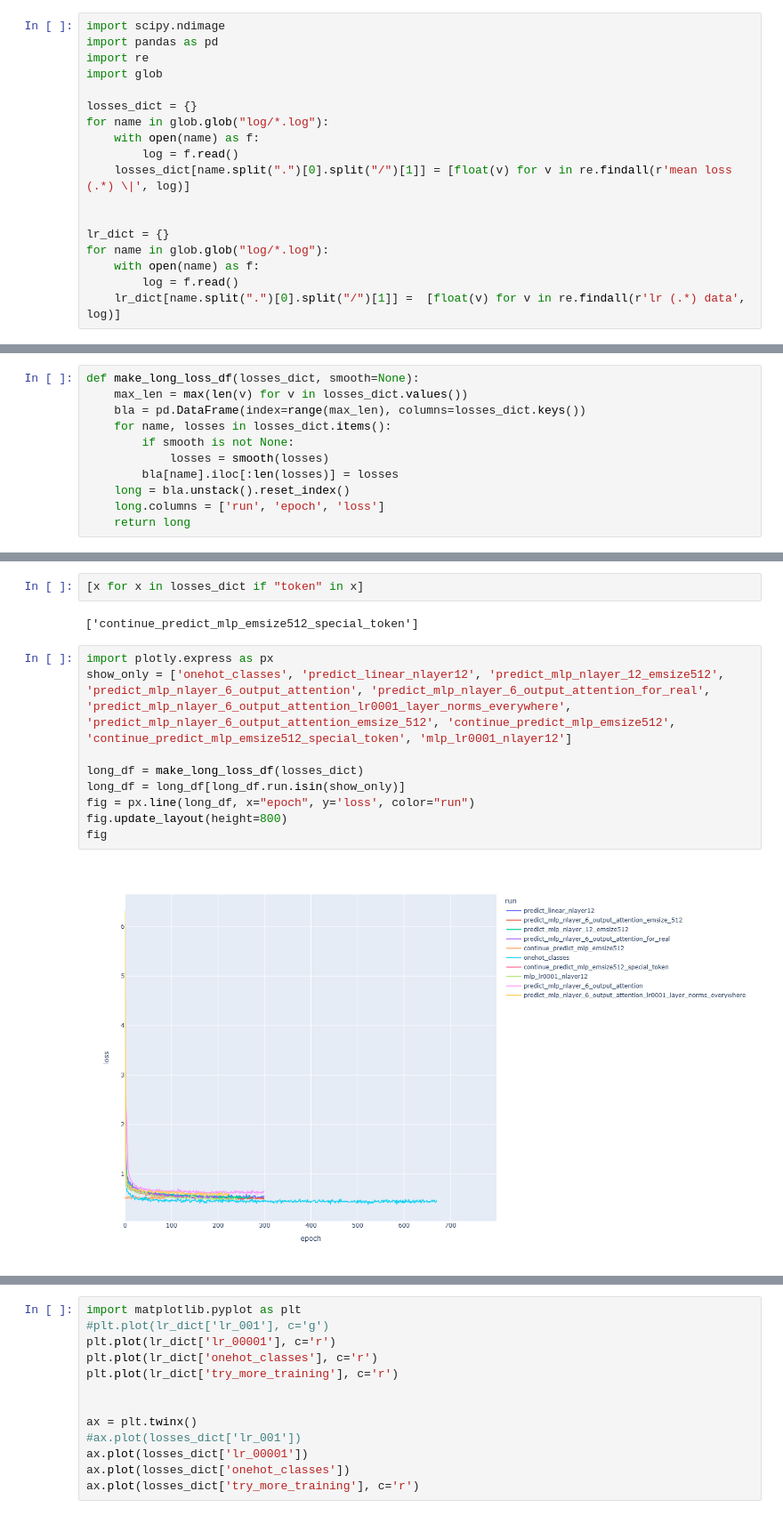
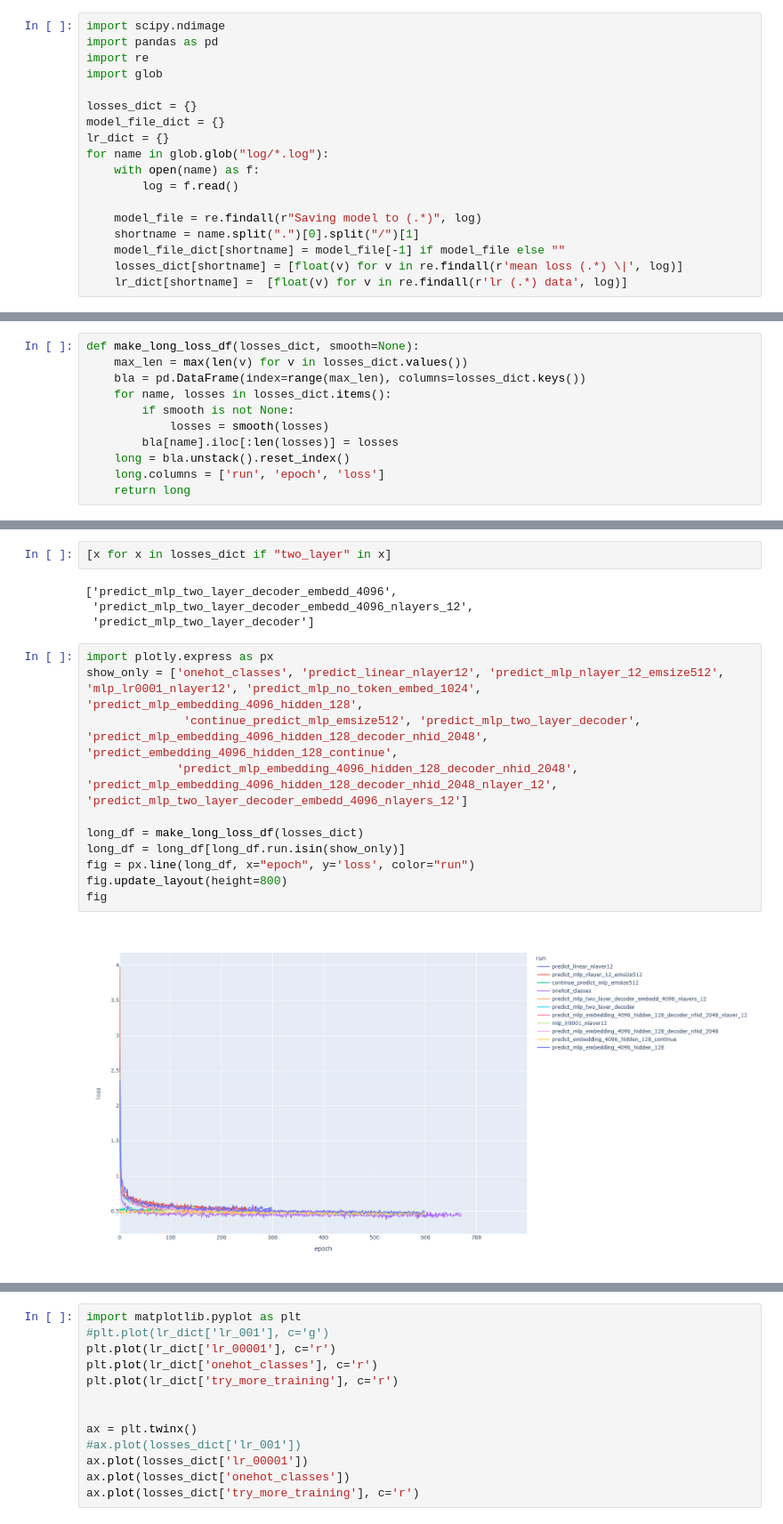
Before and after one commit to microsoft/ticl, a Jupyter notebook: tabpfn/show_learning_curves.ipynb, the cells around one changed output, grey strips where cells are left out. Shown at 89% size. Cells and saved outputs as stored; diff of their text form.

Commit message:
update show learning curves
Former-commit-id: 06d7462a1dec23b4a2172aee2e7b479dce68c76e

```diff
--- a/tabpfn/show_learning_curves.ipynb
+++ b/tabpfn/show_learning_curves.ipynb
@@ -5,17 +5,17 @@ import re
 import glob
 
 losses_dict = {}
-for name in glob.glob("log/*.log"):
-    with open(name) as f:
-        log = f.read()
-    losses_dict[name.split(".")[0].split("/")[1]] = [float(v) for v in re.findall(r'mean loss (.*) \|', log)]
-
-
+model_file_dict = {}
 lr_dict = {}
 for name in glob.glob("log/*.log"):
     with open(name) as f:
         log = f.read()
-    lr_dict[name.split(".")[0].split("/")[1]] =  [float(v) for v in re.findall(r'lr (.*) data', log)]
+
+    model_file = re.findall(r"Saving model to (.*)", log)
+    shortname = name.split(".")[0].split("/")[1]
+    model_file_dict[shortname] = model_file[-1] if model_file else ""
+    losses_dict[shortname] = [float(v) for v in re.findall(r'mean loss (.*) \|', log)]
+    lr_dict[shortname] =  [float(v) for v in re.findall(r'lr (.*) data', log)]
 # %%
 
 losses_dict.keys()
@@ -42,16 +42,20 @@ dict_keys(['featurewise_sin_x', 'predict_linear_nlayer12', 'predict_mlp_nlayer_6
 # %%
-[x for x in losses_dict if "token" in x]
+[x for x in losses_dict if "two_layer" in x]
 # %% [output]
-['continue_predict_mlp_emsize512_special_token']
+['predict_mlp_two_layer_decoder_embedd_4096',
+ 'predict_mlp_two_layer_decoder_embedd_4096_nlayers_12',
+ 'predict_mlp_two_layer_decoder']
 # %%
 import plotly.express as px
-show_only = ['onehot_classes', 'predict_linear_nlayer12', 'predict_mlp_nlayer_12_emsize512', 'predict_mlp_nlayer_6_output_attention', 'predict_mlp_nlayer_6_output_attention_for_real', 'predict_mlp_nlayer_6_output_attention_lr0001_layer_norms_everywhere', 'predict_mlp_nlayer_6_output_attention_emsize_512', 'continue_predict_mlp_emsize512', 'continue_predict_mlp_emsize512_special_token', 'mlp_lr0001_nlayer12']
+show_only = ['onehot_classes', 'predict_linear_nlayer12', 'predict_mlp_nlayer_12_emsize512', 'mlp_lr0001_nlayer12', 'predict_mlp_no_token_embed_1024', 'predict_mlp_embedding_4096_hidden_128',
+              'continue_predict_mlp_emsize512', 'predict_mlp_two_layer_decoder', 'predict_mlp_embedding_4096_hidden_128_decoder_nhid_2048', 'predict_embedding_4096_hidden_128_continue',
+             'predict_mlp_embedding_4096_hidden_128_decoder_nhid_2048',  'predict_mlp_embedding_4096_hidden_128_decoder_nhid_2048_nlayer_12', 'predict_mlp_two_layer_decoder_embedd_4096_nlayers_12']
 
 long_df = make_long_loss_df(losses_dict)
 long_df = long_df[long_df.run.isin(show_only)]
 fig = px.line(long_df, x="epoch", y='loss', color="run")
 fig.update_layout(height=800)
 fig
 # %% [output]
-[figure, old version]
+[figure, new version]
 # %%
```
Also changed, not shown: parts of 3 cells of this notebook.
